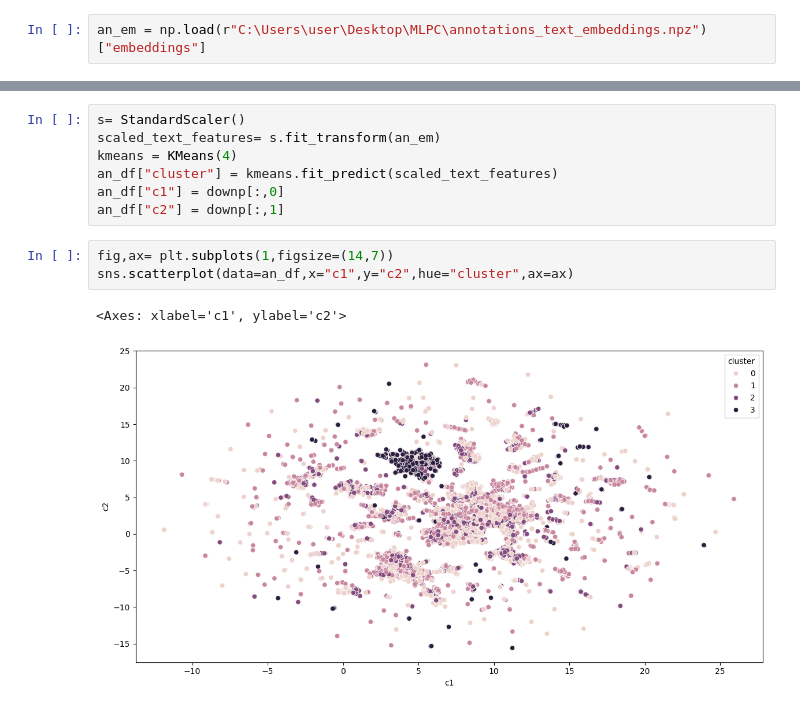
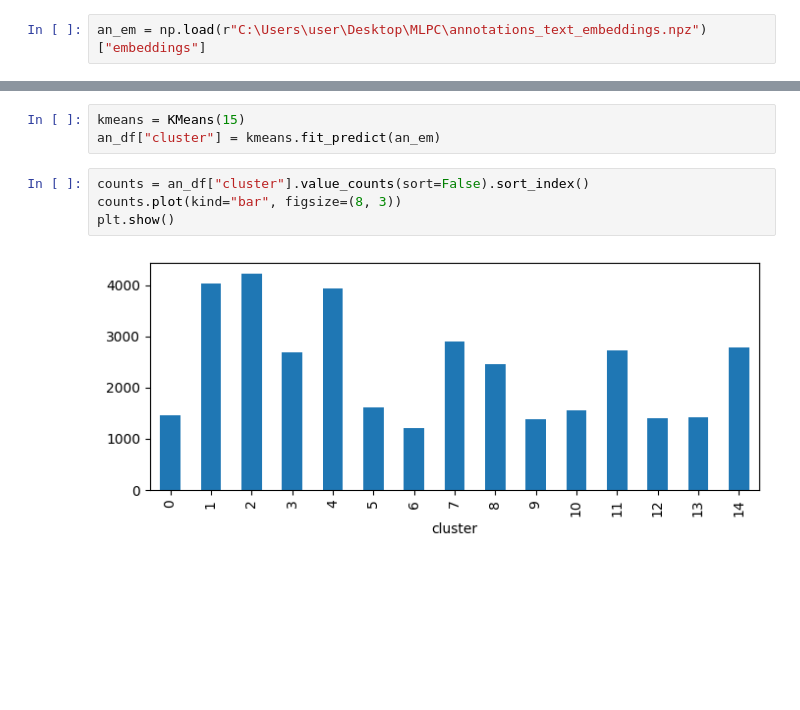
Before and after one commit to 8asic/mlpc2025-sound-event-detection, a Jupyter notebook: 4. Text Features.ipynb, the cells around one changed output, grey strips where cells are left out. Saved outputs shown, nothing was run; the diff lists cells and outputs as text; blank space fills up the shorter version.

```diff
--- a/4. Text Features.ipynb
+++ b/4. Text Features.ipynb
@@ -58,13 +33,9 @@ plt.plot(k_range,inertia)
 # %%
-s= StandardScaler()
-scaled_text_features= s.fit_transform(an_em)
-kmeans = KMeans(4)
-an_df["cluster"] = kmeans.fit_predict(scaled_text_features)
-an_df["c1"] = downp[:,0]
-an_df["c2"] = downp[:,1]
+kmeans = KMeans(15)
+an_df["cluster"] = kmeans.fit_predict(an_em)
 # %%
-fig,ax= plt.subplots(1,figsize=(14,7))
-sns.scatterplot(data=an_df,x="c1",y="c2",hue="cluster",ax=ax)
+counts = an_df["cluster"].value_counts(sort=False).sort_index()
+counts.plot(kind="bar", figsize=(8, 3))
+plt.show()
 # %% [output]
-<Axes: xlabel='c1', ylabel='c2'>
-[figure, old version]
+[figure, new version]
```
Also changed, not shown: parts of 20 cells of this notebook.
